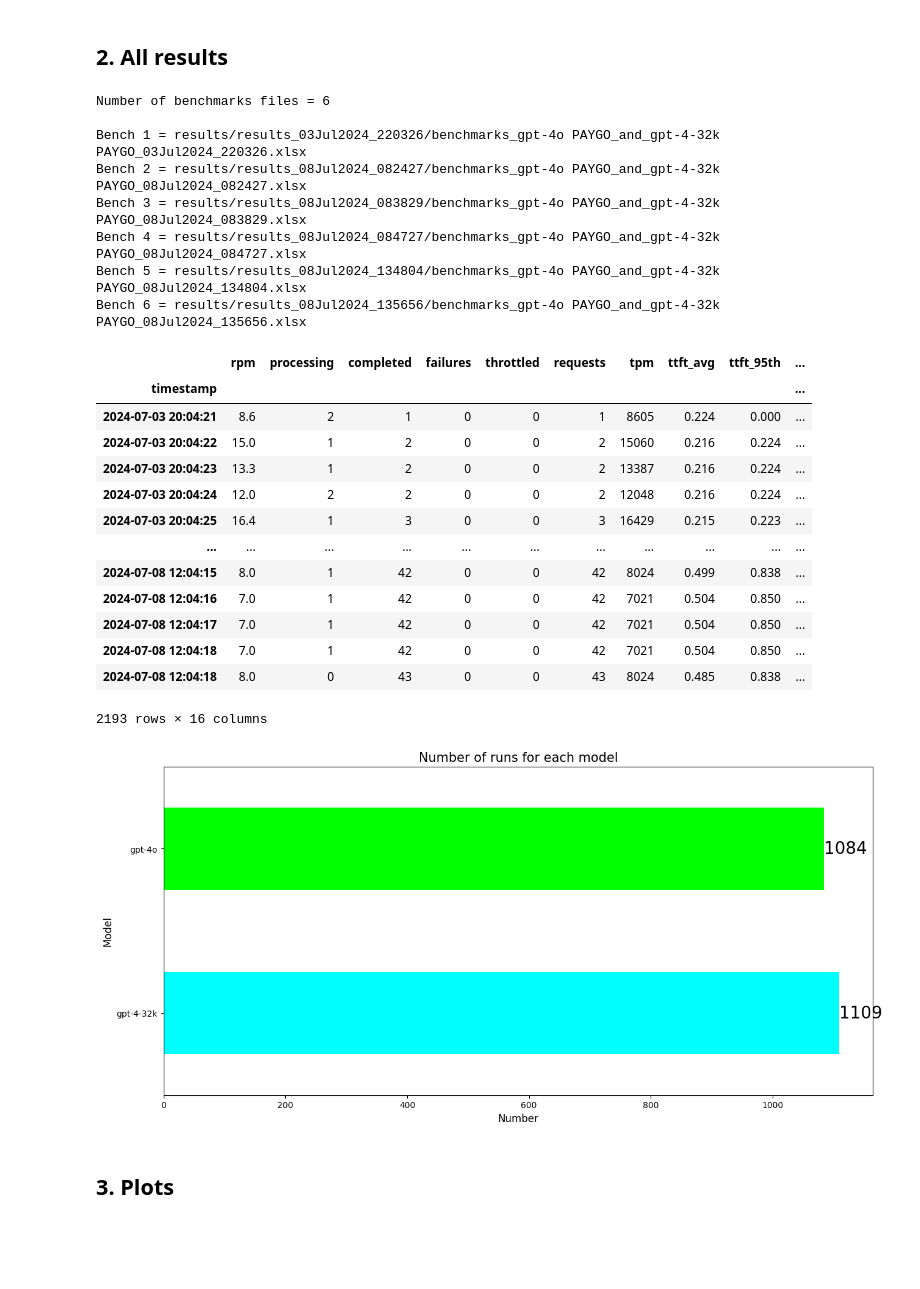
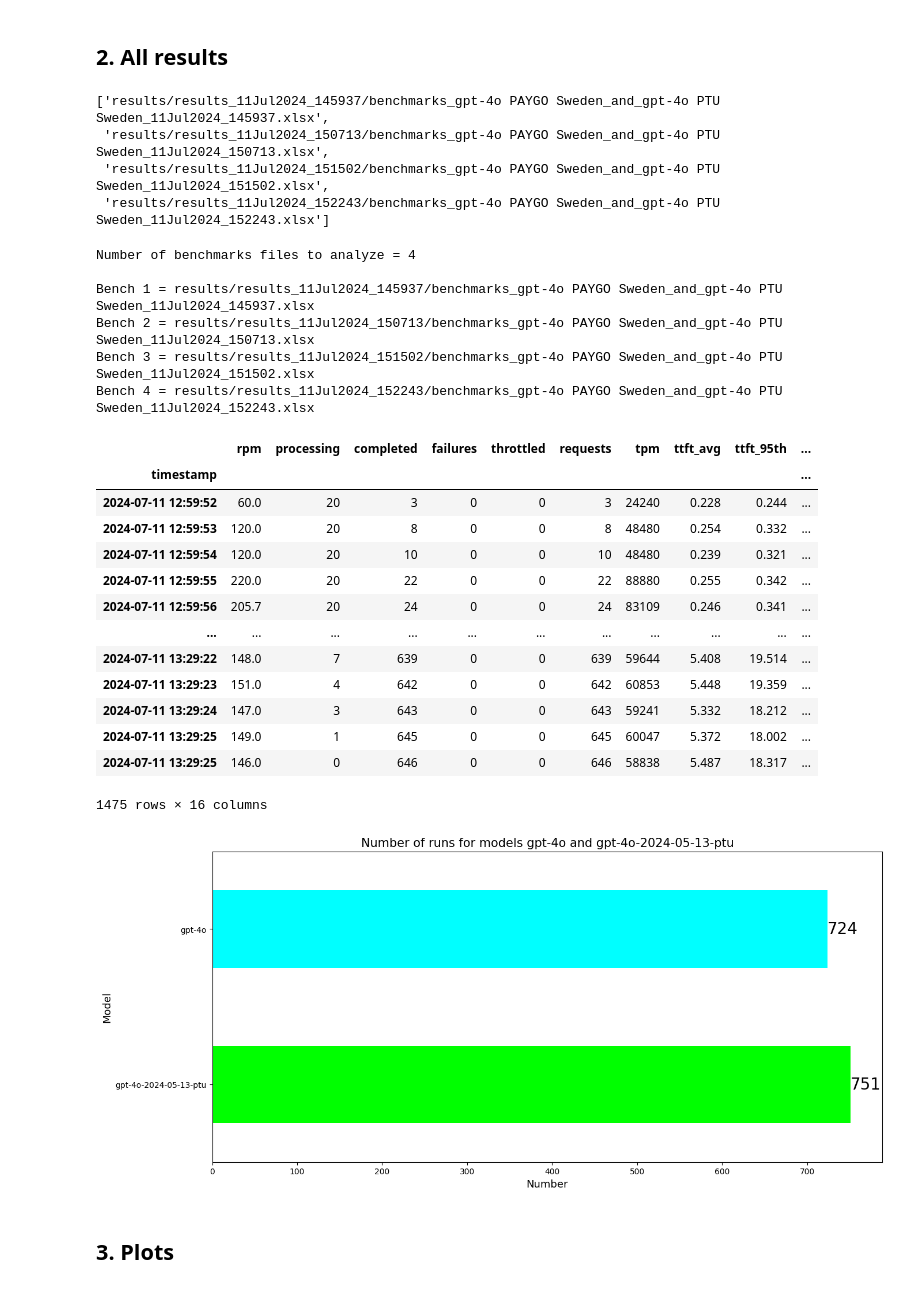
Before and after one commit to retkowsky/Azure-OpenAI-demos, a Jupyter notebook: Benchmarks/Azure_OpenAI_benchmarks_report.ipynb, the cells around one changed output. Drawn from its saved outputs; the diff is of its cells as text; code cells hidden in the pictures; blank space fills up the shorter version.

```diff
--- a/Benchmarks/Azure_OpenAI_benchmarks_report.ipynb
+++ b/Benchmarks/Azure_OpenAI_benchmarks_report.ipynb
@@ -107,3 +105,7 @@ metrics_labels = {
     "util_avg": "Average deployment utilization percentage as reported by the service",
     "util_95th": "95th percentile of deployment utilization percentage as reported by the service"
 }
+
+print("Benchmark labels:\n")
+for idx in metrics_labels:
+    print(f"- {metrics_labels[idx]}")
@@ -110,22 +131,39 @@ metrics_labels = {
+# %%
+load_dotenv("azure.env")
+
+# For model 1
+MODEL1 = os.getenv("MODEL1")
+MODEL1_LABEL = os.getenv("MODEL1_LABEL")
+COLOR1 = os.getenv("COLOR1")
+
+# For model2
+MODEL2 = os.getenv("MODEL2")
+MODEL2_LABEL = os.getenv("MODEL2_LABEL")
+COLOR2 = os.getenv("COLOR2")
 # %% [markdown]
 ## 2. All results
+# %%
+benchmark_files = get_list_benchmark_files(RESULTS_DIR)
+benchmark_files.sort()
+benchmark_files = benchmark_files[37:]
+benchmark_files
+# %% [output]
+['results/results_11Jul2024_145937/benchmarks_gpt-4o PAYGO Sweden_and_gpt-4o PTU Sweden_11Jul2024_145937.xlsx',
+ 'results/results_11Jul2024_150713/benchmarks_gpt-4o PAYGO Sweden_and_gpt-4o PTU Sweden_11Jul2024_150713.xlsx',
+ 'results/results_11Jul2024_151502/benchmarks_gpt-4o PAYGO Sweden_and_gpt-4o PTU Sweden_11Jul2024_151502.xlsx',
+ 'results/results_11Jul2024_152243/benchmarks_gpt-4o PAYGO Sweden_and_gpt-4o PTU Sweden_11Jul2024_152243.xlsx']
 # %%
-benchmark_files = get_list_benchmark_files(RESULTS_DIR)
-benchmark_files.sort()
-
-print(f"Number of benchmarks files = {len(benchmark_files)}\n")
+print(f"Number of benchmarks files to analyze = {len(benchmark_files)}\n")
 
 for idx, file in enumerate(benchmark_files):
     print(f"Bench {idx+1} = {file}")
 # %% [output]
-Number of benchmarks files = 6
+Number of benchmarks files to analyze = 4
 
-Bench 1 = results/results_03Jul2024_220326/benchmarks_gpt-4o PAYGO_and_gpt-4-32k PAYGO_03Jul2024_220326.xlsx
-Bench 2 = results/results_08Jul2024_082427/benchmarks_gpt-4o PAYGO_and_gpt-4-32k PAYGO_08Jul2024_082427.xlsx
-Bench 3 = results/results_08Jul2024_083829/benchmarks_gpt-4o PAYGO_and_gpt-4-32k PAYGO_08Jul2024_083829.xlsx
-Bench 4 = results/results_08Jul2024_084727/benchmarks_gpt-4o PAYGO_and_gpt-4-32k PAYGO_08Jul2024_084727.xlsx
-Bench 5 = results/results_08Jul2024_134804/benchmarks_gpt-4o PAYGO_and_gpt-4-32k PAYGO_08Jul2024_134804.xlsx
-Bench 6 = results/results_08Jul2024_135656/benchmarks_gpt-4o PAYGO_and_gpt-4-32k PAYGO_08Jul2024_135656.xlsx
+Bench 1 = results/results_11Jul2024_145937/benchmarks_gpt-4o PAYGO Sweden_and_gpt-4o PTU Sweden_11Jul2024_145937.xlsx
+Bench 2 = results/results_11Jul2024_150713/benchmarks_gpt-4o PAYGO Sweden_and_gpt-4o PTU Sweden_11Jul2024_150713.xlsx
+Bench 3 = results/results_11Jul2024_151502/benchmarks_gpt-4o PAYGO Sweden_and_gpt-4o PTU Sweden_11Jul2024_151502.xlsx
+Bench 4 = results/results_11Jul2024_152243/benchmarks_gpt-4o PAYGO Sweden_and_gpt-4o PTU Sweden_11Jul2024_152243.xlsx
 # %%
 dfs = []
 
@@ -137,8 +175,8 @@ df = pd.concat(dfs, ignore_index=True)
 df = df.drop(['index', 'Unnamed: 0'], axis=1)
 percentage_columns = ['util_avg', 'util_95th']
 
-#for col in percentage_columns:
-    #df[col] = df[col].str.replace('%', '').astype(float).fillna(0)
+for col in percentage_columns:
+    df[col] = df[col].str.replace('%', '').astype(float).fillna(0)
 
 df = df[df['ttft_avg'] != 0]
 # %%
@@ -147,34 +185,34 @@ df
 # %% [output]
 |  | rpm | processing | completed | failures | throttled | requests | tpm | ttft_avg | ttft_95th | ... |
 | timestamp |  |  |  |  |  |  |  |  |  | ... |
-| 2024-07-03 20:04:21 | 8.6 | 2 | 1 | 0 | 0 | 1 | 8605 | 0.224 | 0.000 | ... |
-| 2024-07-03 20:04:22 | 15.0 | 1 | 2 | 0 | 0 | 2 | 15060 | 0.216 | 0.224 | ... |
-| 2024-07-03 20:04:23 | 13.3 | 1 | 2 | 0 | 0 | 2 | 13387 | 0.216 | 0.224 | ... |
-| 2024-07-03 20:04:24 | 12.0 | 2 | 2 | 0 | 0 | 2 | 12048 | 0.216 | 0.224 | ... |
-| 2024-07-03 20:04:25 | 16.4 | 1 | 3 | 0 | 0 | 3 | 16429 | 0.215 | 0.223 | ... |
+| 2024-07-11 12:59:52 | 60.0 | 20 | 3 | 0 | 0 | 3 | 24240 | 0.228 | 0.244 | ... |
+| 2024-07-11 12:59:53 | 120.0 | 20 | 8 | 0 | 0 | 8 | 48480 | 0.254 | 0.332 | ... |
+| 2024-07-11 12:59:54 | 120.0 | 20 | 10 | 0 | 0 | 10 | 48480 | 0.239 | 0.321 | ... |
+| 2024-07-11 12:59:55 | 220.0 | 20 | 22 | 0 | 0 | 22 | 88880 | 0.255 | 0.342 | ... |
+| 2024-07-11 12:59:56 | 205.7 | 20 | 24 | 0 | 0 | 24 | 83109 | 0.246 | 0.341 | ... |
 | ... | ... | ... | ... | ... | ... | ... | ... | ... | ... | ... |
-| 2024-07-08 12:04:15 | 8.0 | 1 | 42 | 0 | 0 | 42 | 8024 | 0.499 | 0.838 | ... |
-| 2024-07-08 12:04:16 | 7.0 | 1 | 42 | 0 | 0 | 42 | 7021 | 0.504 | 0.850 | ... |
-| 2024-07-08 12:04:17 | 7.0 | 1 | 42 | 0 | 0 | 42 | 7021 | 0.504 | 0.850 | ... |
-| 2024-07-08 12:04:18 | 7.0 | 1 | 42 | 0 | 0 | 42 | 7021 | 0.504 | 0.850 | ... |
-| 2024-07-08 12:04:18 | 8.0 | 0 | 43 | 0 | 0 | 43 | 8024 | 0.485 | 0.838 | ... |
+| 2024-07-11 13:29:22 | 148.0 | 7 | 639 | 0 | 0 | 639 | 59644 | 5.408 | 19.514 | ... |
+| 2024-07-11 13:29:23 | 151.0 | 4 | 642 | 0 | 0 | 642 | 60853 | 5.448 | 19.359 | ... |
+| 2024-07-11 13:29:24 | 147.0 | 3 | 643 | 0 | 0 | 643 | 59241 | 5.332 | 18.212 | ... |
+| 2024-07-11 13:29:25 | 149.0 | 1 | 645 | 0 | 0 | 645 | 60047 | 5.372 | 18.002 | ... |
+| 2024-07-11 13:29:25 | 146.0 | 0 | 646 | 0 | 0 | 646 | 58838 | 5.487 | 18.317 | ... |
-2193 rows × 16 columns
+1475 rows × 16 columns
 # %%
-colors = [color1, color2]
+colors = [COLOR1, COLOR2]
 plt.figure(figsize=(15, 7))
 
 value_counts = df['model'].value_counts(sort=True)
 ax = value_counts.plot.barh(color=colors)
-plt.xlabel('Number', size=12)
-plt.ylabel('Model', size=12)
-plt.title('Number of runs for each model', size=15)
+plt.xlabel('Number', size=13)
+plt.ylabel('Model', size=13)
+plt.title(f"Number of runs for models {MODEL1} and {MODEL2}", size=15)
 
 for index, value in enumerate(value_counts):
     ax.text(value, index, str(value), va='center', ha='left', size=20)
 
 plt.show()
 # %% [output]
-[figure, old version]
+[figure, new version]
 # %% [markdown]
 ## 3. Plots
 # %%
```
Also changed, not shown: parts of 16 cells of this notebook, 3 other files.
